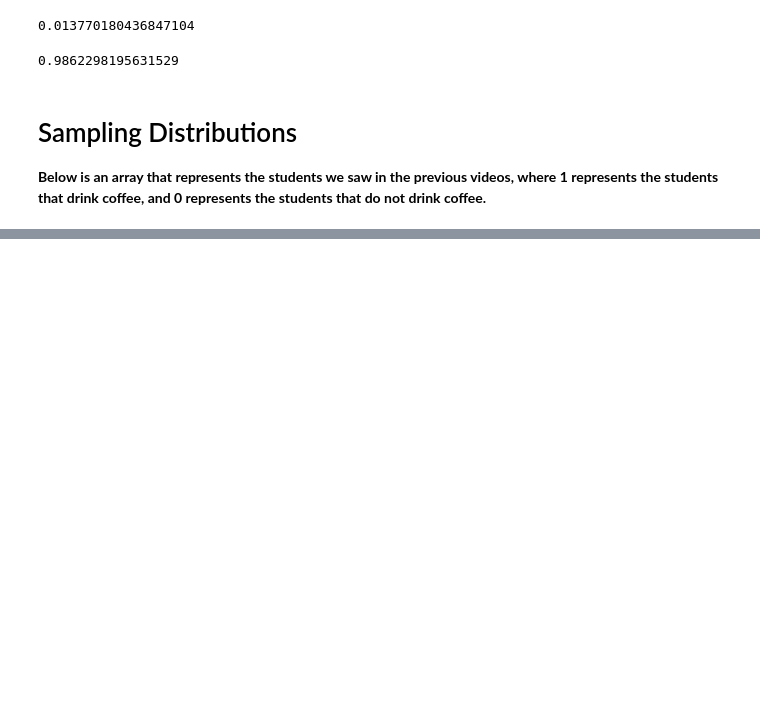
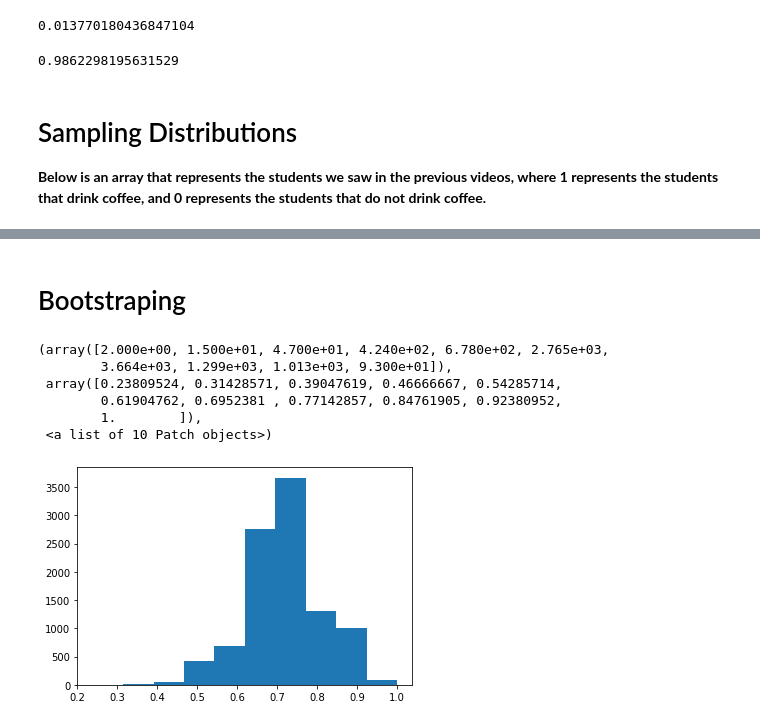
Before and after one commit to mzhoolideh/data_science_pract, a Jupyter notebook: labs/probability_pract.ipynb, the cells around one changed output, grey strips where cells are left out. Cells and saved outputs as stored; diff of their text form; code cells hidden in the pictures; blank space fills up the shorter version.

```diff
--- a/labs/probability_pract.ipynb
+++ b/labs/probability_pract.ipynb
@@ -264,0 +299,13 @@ plt.hist(samples, align='left', bins=10);
+# %% [markdown]
+# Bootstraping
+# %%
+proportion = [np.random.choice(students, 21).mean() for _ in range(10000)]
+plt.hist(proportion)
+# %% [output]
+(array([2.000e+00, 1.500e+01, 4.700e+01, 4.240e+02, 6.780e+02, 2.765e+03,
+        3.664e+03, 1.299e+03, 1.013e+03, 9.300e+01]),
+ array([0.23809524, 0.31428571, 0.39047619, 0.46666667, 0.54285714,
+        0.61904762, 0.6952381 , 0.77142857, 0.84761905, 0.92380952,
+        1.        ]),
+ <a list of 10 Patch objects>)
+[figure, added]
```
Also changed, not shown: parts of 22 cells of this notebook.
